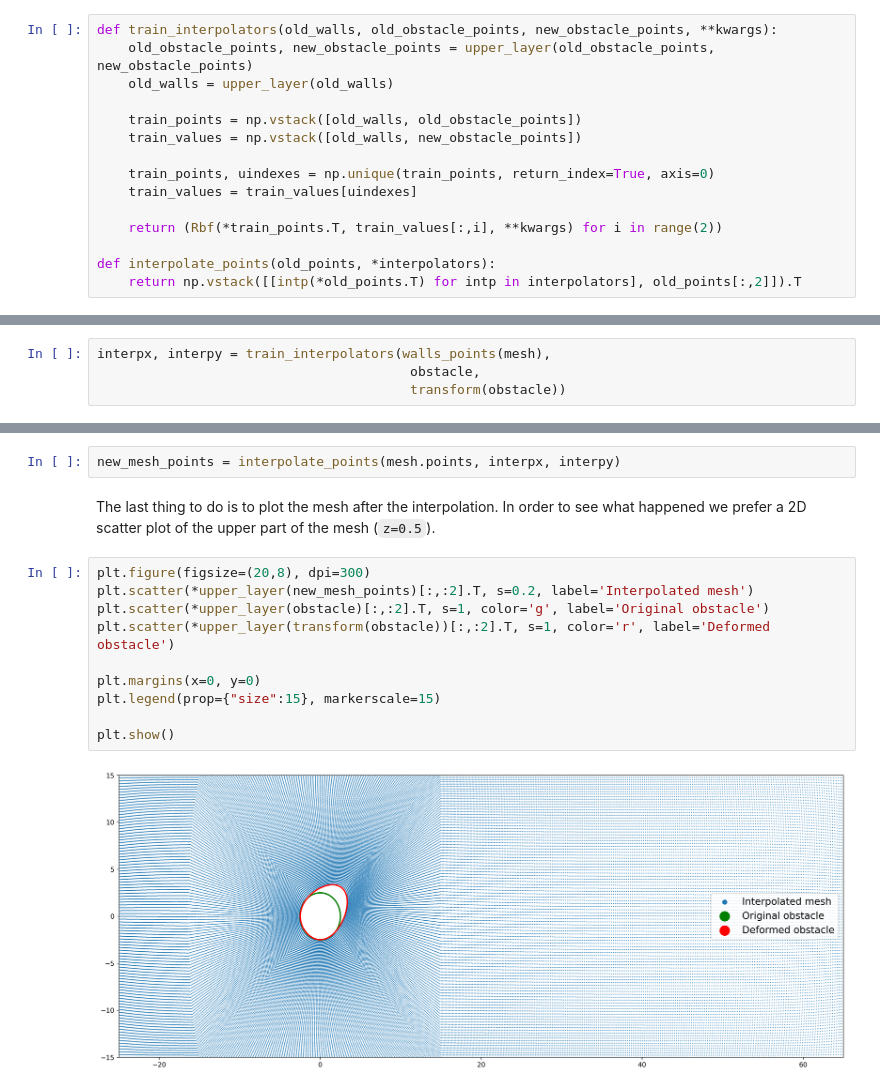
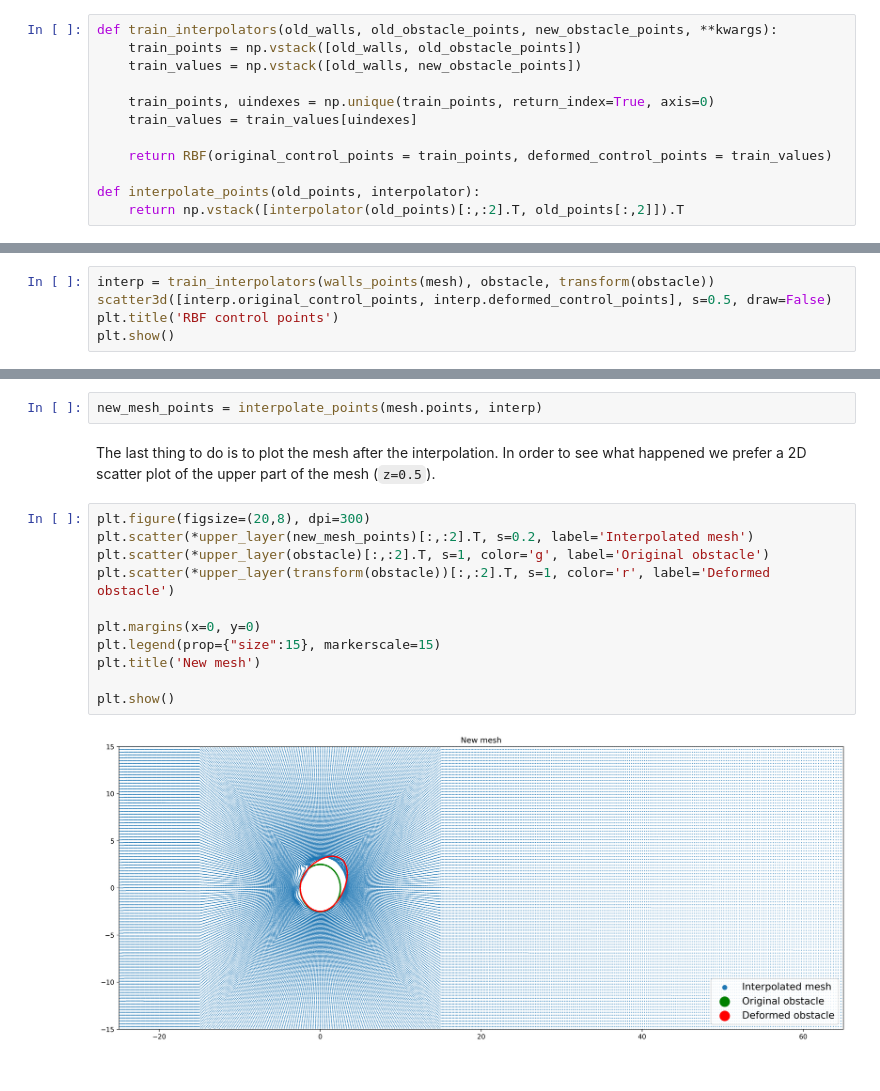
Before and after one commit to fAndreuzzi/mismesh, a Jupyter notebook: Tutorial.ipynb, the cells around one changed output, grey strips where cells are left out. Drawn from its saved outputs; the diff is of its cells as text.

```diff
--- a/Tutorial.ipynb
+++ b/Tutorial.ipynb
@@ -80,19 +80,16 @@ We intend to use an interpolator to determine the new position of the points whi
 Interpolation happens only on `x` and `y` because we consider a simplified case.
 # %%
 def train_interpolators(old_walls, old_obstacle_points, new_obstacle_points, **kwargs):
-    old_obstacle_points, new_obstacle_points = upper_layer(old_obstacle_points, new_obstacle_points)
-    old_walls = upper_layer(old_walls)
-
     train_points = np.vstack([old_walls, old_obstacle_points])
     train_values = np.vstack([old_walls, new_obstacle_points])
 
     train_points, uindexes = np.unique(train_points, return_index=True, axis=0)
     train_values = train_values[uindexes]
 
-    return (Rbf(*train_points.T, train_values[:,i], **kwargs) for i in range(2))
+    return RBF(original_control_points = train_points, deformed_control_points = train_values)
 
-def interpolate_points(old_points, *interpolators):
-    return np.vstack([[intp(*old_points.T) for intp in interpolators], old_points[:,2]]).T
+def interpolate_points(old_points, interpolator):
+    return np.vstack([interpolator(old_points)[:,:2].T, old_points[:,2]]).T
 # %% [markdown]
 ## Deformation
 We use the `FFD` deformation from [PyGem](https://github.com/mathLab/PyGeM) (for a reference check [this](http://mathlab.github.io/PyGeM/tutorial-1-ffd.html) tutorial) to deform the original obstacle (the upper and lower faces of a cylinder). First of all we define a `transform` function which provides the deformation.
@@ -120,6 +117,7 @@ scatter3d([transform(obstacle), obstacle], s=3)
 ## New mesh
 At this point we can use the ingredients we prepared in the last sections to interpolate the new mesh after the deformation of the obstacle. First of all, we train the interpolators (function `train_interpolators`) using the functions `wall_coords` (which returns the position of the walls, which do not move), and the new points which compose the obstacle after the deformation (function `transform`).
 # %%
-interpx, interpy = train_interpolators(walls_points(mesh),
-                                        obstacle,
-                                        transform(obstacle))
+interp = train_interpolators(walls_points(mesh), obstacle, transform(obstacle))
+scatter3d([interp.original_control_points, interp.deformed_control_points], s=0.5, draw=False)
+plt.title('RBF control points')
+plt.show()
@@ -126,18 +126,19 @@ interpx, interpy = train_interpolators(walls_points(mesh),
 # %% [markdown]
 We then use the interpolators to determine the new position of the points which compose the mesh. This is a resource-intensive computation and may slow down the device on which you're running this notebook.
 # %%
-new_mesh_points = interpolate_points(mesh.points, interpx, interpy)
+new_mesh_points = interpolate_points(mesh.points, interp)
 # %% [markdown]
 The last thing to do is to plot the mesh after the interpolation. In order to see what happened we prefer a 2D scatter plot of the upper part of the mesh (`z=0.5`).
 # %%
 plt.figure(figsize=(20,8), dpi=300)
 plt.scatter(*upper_layer(new_mesh_points)[:,:2].T, s=0.2, label='Interpolated mesh')
 plt.scatter(*upper_layer(obstacle)[:,:2].T, s=1, color='g', label='Original obstacle')
 plt.scatter(*upper_layer(transform(obstacle))[:,:2].T, s=1, color='r', label='Deformed obstacle')
 
 plt.margins(x=0, y=0)
 plt.legend(prop={"size":15}, markerscale=15)
+plt.title('New mesh')
 
 plt.show()
 # %% [output]
-[figure, old version]
+[figure, new version]
```
Also changed, not shown: parts of 2 cells of this notebook.
